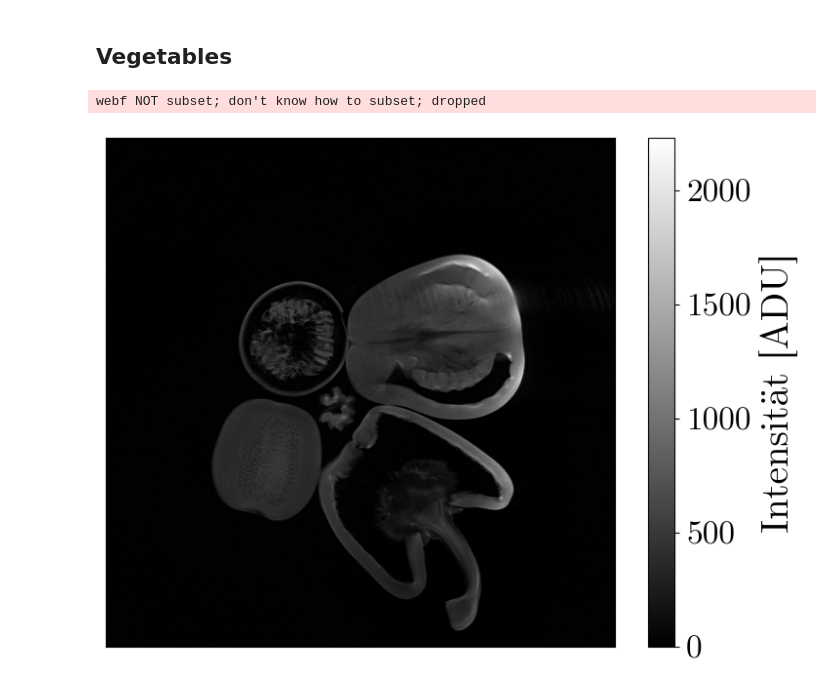
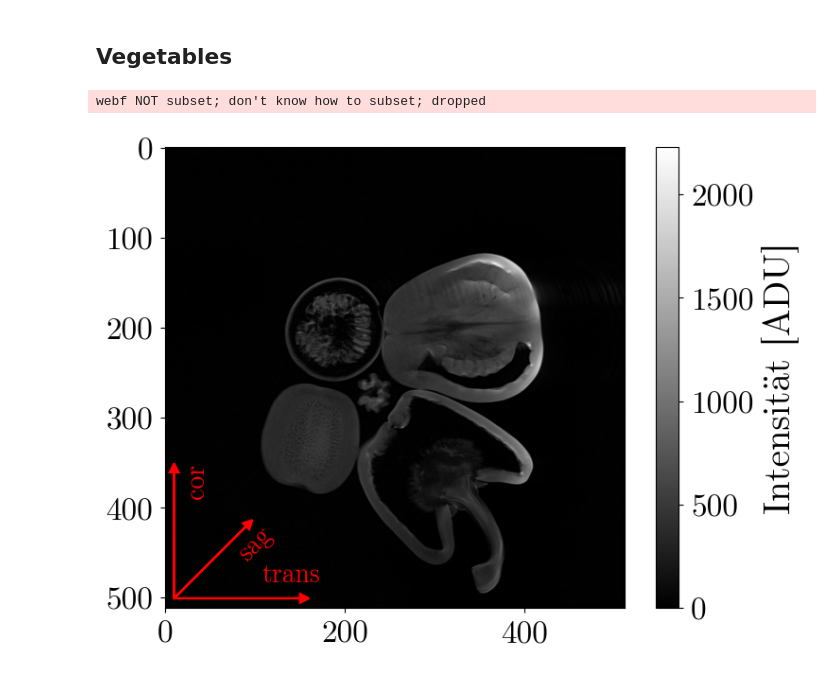
Before and after one commit to SteWey0/Fortgeschrittenenpraktikum, a Jupyter notebook: MRT/Auswertung.ipynb, the cells around one changed output. Cells and saved outputs as stored; diff of their text form; code cells hidden in the pictures.

```diff
--- a/MRT/Auswertung.ipynb
+++ b/MRT/Auswertung.ipynb
@@ -61,7 +61,9 @@ webf NOT subset; don't know how to subset; dropped
 [figure]
 # %%
 # low SNR image (second t1)
-arr = pydicom.dcmread('C:/Users/steph/Downloads/MRT/T1_WEIGHTED_LOWRES_0003/902.MR.PRAKTIKUM_SCAN_PROTOCOL.0003.0011.2024.06.26.11.29.54.49682.156689714.IMA').pixel_array
+image = pydicom.dcmread('C:/Users/steph/Downloads/MRT/T1_WEIGHTED_LOWRES_0003/902.MR.PRAKTIKUM_SCAN_PROTOCOL.0003.0011.2024.06.26.11.29.54.49682.156689714.IMA')
+arr = image.pixel_array
+#print(image)
 x_on, y_on = 210, 310
 x_off, y_off = 10,10
 width = 100
@@ -178,20 +197,28 @@ webf NOT subset; don't know how to subset; dropped
 # %%
 # with pydicom.dcmread('C:/Users/steph/Downloads/MRT/T1WEIGHTED_IMAGE_TSE_0017\902.MR.PRAKTIKUM_SCAN_PROTOCOL.0017.0015.2024.06.26.11.29.54.49682.156724705.IMA') as image:
 #     arr = image.pixel_array
 # fig,ax = plt.subplots(figsize=(15,10))
 # im = ax.imshow(arr, cmap='gray')
 # ax.set(xticks=[], yticks=[])
 # cbar = fig.colorbar(im, ax=ax)
 # cbar.set_label('Intensität [ADU]')
 with pydicom.dcmread('C:/Users/steph/Downloads/MRT/T1WEIGHTED_IMAGE_TSE_0017/902.MR.PRAKTIKUM_SCAN_PROTOCOL.0017.0012.2024.06.26.11.29.54.49682.156724687.IMA') as image:
     arr = image.pixel_array
+    #print(image)
 fig,ax = plt.subplots()
 im = ax.imshow(arr, cmap='gray')
-ax.set(xticks=[], yticks=[])
+#ax.set(xticks=[], yticks=[])
 cbar = fig.colorbar(im, ax=ax)
 cbar.set_label('Intensität [ADU]')
+# Coordinate system
+ax.arrow(10,501, 80,-80, color='red', head_width=10, head_length=10)
+ax.text(100, 440, 'sag', color='red', ha='center', va='center', rotation=45)
+ax.arrow(10,501, 0,-140, color='red', head_width=10, head_length=10)
+ax.text(35, 370, 'cor', color='red', ha='center', va='center', rotation=90)
+ax.arrow(10,501, 140,0, color='red', head_width=10, head_length=10)
+ax.text(140, 475, 'trans', color='red', ha='center', va='center')
 fig.tight_layout()
 fig.savefig('plots/veggie.pdf', bbox_inches='tight')
 # %% [output]
 webf NOT subset; don't know how to subset; dropped
-[figure, old version]
+[figure, new version]
```
Also changed, not shown: parts of 2 cells of this notebook, 6 other files.
